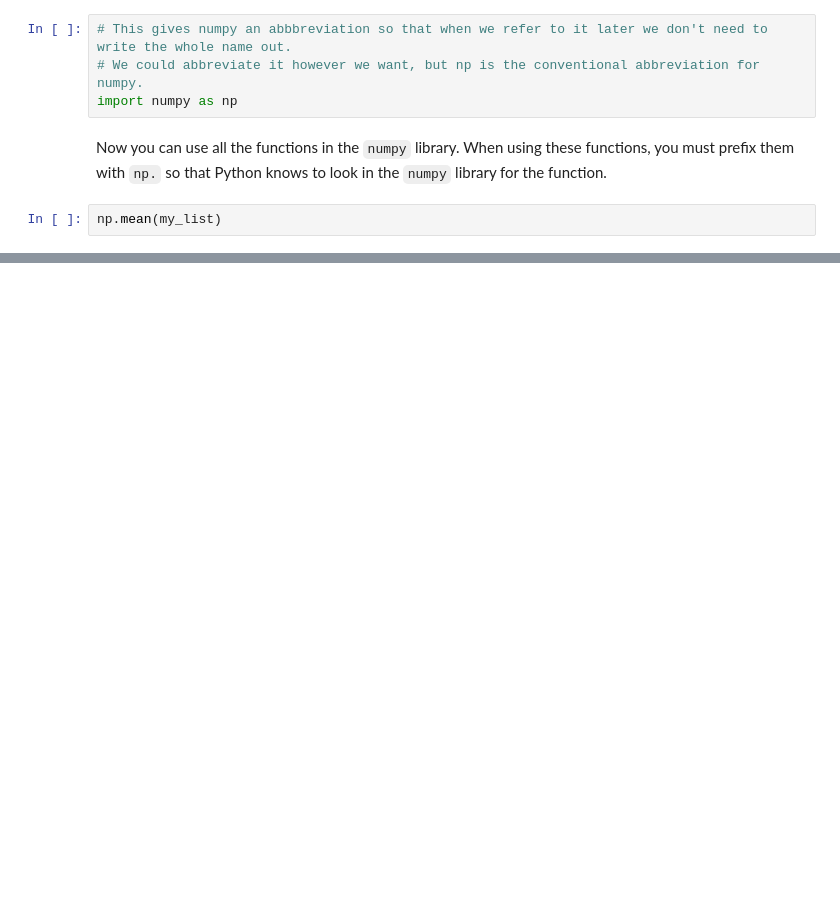
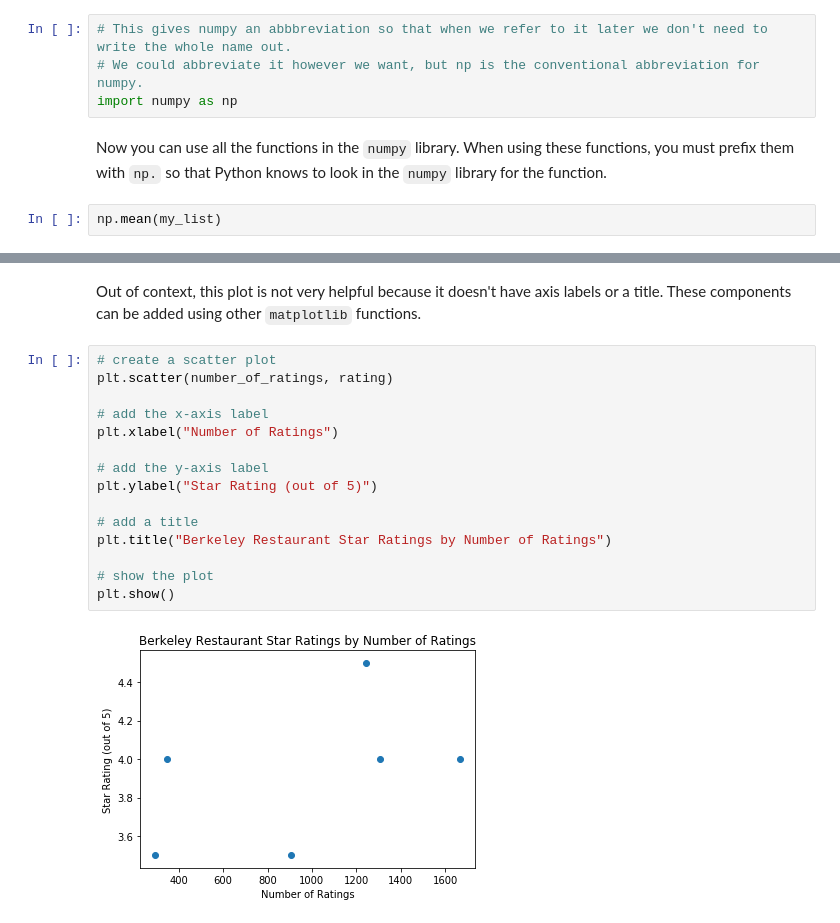
Before and after one commit to ds-modules/MCB-32, a Jupyter notebook: lab02/lab02.ipynb, the cells around one changed output, grey strips where cells are left out. Cells and saved outputs as stored; diff of their text form; blank space fills up the shorter version.

```diff
--- a/lab02/lab02.ipynb
+++ b/lab02/lab02.ipynb
@@ -202,0 +231,19 @@ np.mean(my_list)
+# %% [markdown]
+Out of context, this plot is not very helpful because it doesn't have axis labels or a title. These components can be added using other `matplotlib` functions.
+# %%
+# create a scatter plot
+plt.scatter(number_of_ratings, rating)
+
+# add the x-axis label
+plt.xlabel("Number of Ratings")
+
+# add the y-axis label
+plt.ylabel("Star Rating (out of 5)")
+
+# add a title
+plt.title("Berkeley Restaurant Star Ratings by Number of Ratings")
+
+# show the plot
+plt.show()
+# %% [output]
+[figure, added]
```
Also changed, not shown: parts of 21 cells of this notebook.
